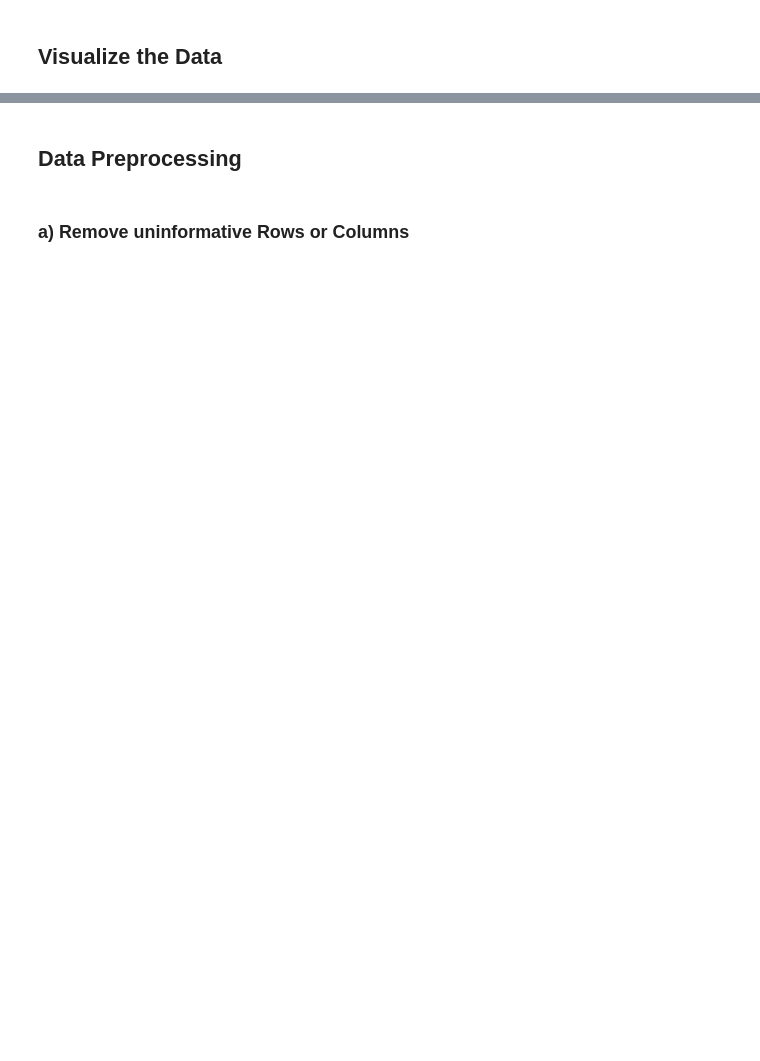
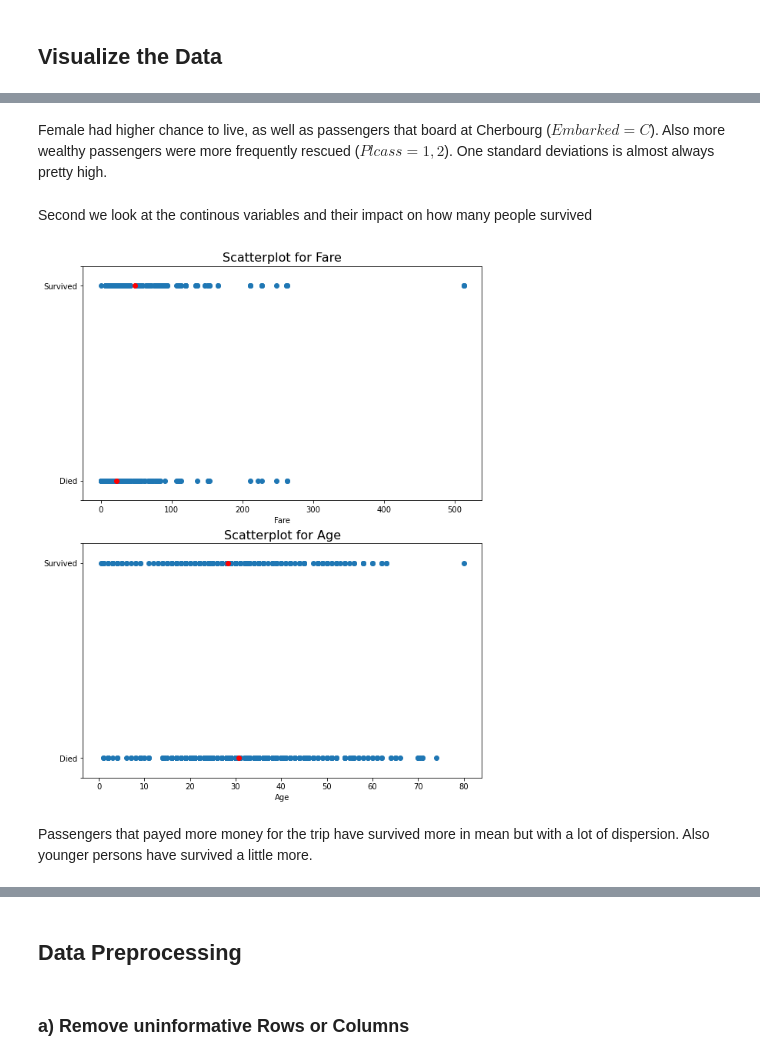
Before and after one commit to FelixMoeller3/linkit_titanic_survivor_challenge, a Jupyter notebook: linkit_titanic_survivor_challenge.ipynb, the cells around one changed output, grey strips where cells are left out. Drawn from its saved outputs; the diff is of its cells as text; code cells hidden in the pictures; blank space fills up the shorter version.

```diff
--- a/linkit_titanic_survivor_challenge.ipynb
+++ b/linkit_titanic_survivor_challenge.ipynb
@@ -87 +82,25 @@ dtype: object
+# %% [markdown]
+Female had higher chance to live, as well as passengers that board at Cherbourg ($Embarked=C$). Also more wealthy passengers were more frequently rescued ($Plcass=1,2$). One standard deviations is almost always pretty high.
+# %% [markdown]
+Second we look at the continous variables and their impact on how many people survived
+# %%
+def plot_survivalRateByContinousVar(data,colnames):
+    fig, ax = plt.subplots(len(colnames), figsize=(8,10), constrained_layout=True)
+    # iterate through colnames
+    for idx,colname in enumerate(colnames):
+        # plot scatter dots
+        ax[idx].scatter(train_data[colname],train_data['Survived']);
+        # plot means for survived and died
+        ax[idx].scatter(train_data.groupby(['Survived'])[colname].mean(),[0,1],c='red')
+        plt.sca(ax[idx])
+        plt.title('Scatterplot for {0}'.format(colname), size=16);
+        plt.yticks([-.1,0,1,1.1],['','Died','Survived','']);
+        plt.xlabel(colname);
+    plt.show()
+# %%
+plot_survivalRateByContinousVar(train_data,['Fare','Age'])
+# %% [output]
+[figure, added]
+# %% [markdown]
+Passengers that payed more money for the trip have survived more in mean but with a lot of dispersion. Also younger persons have survived a little more.
 # %%
```
Also changed, not shown: parts of 26 cells of this notebook.
